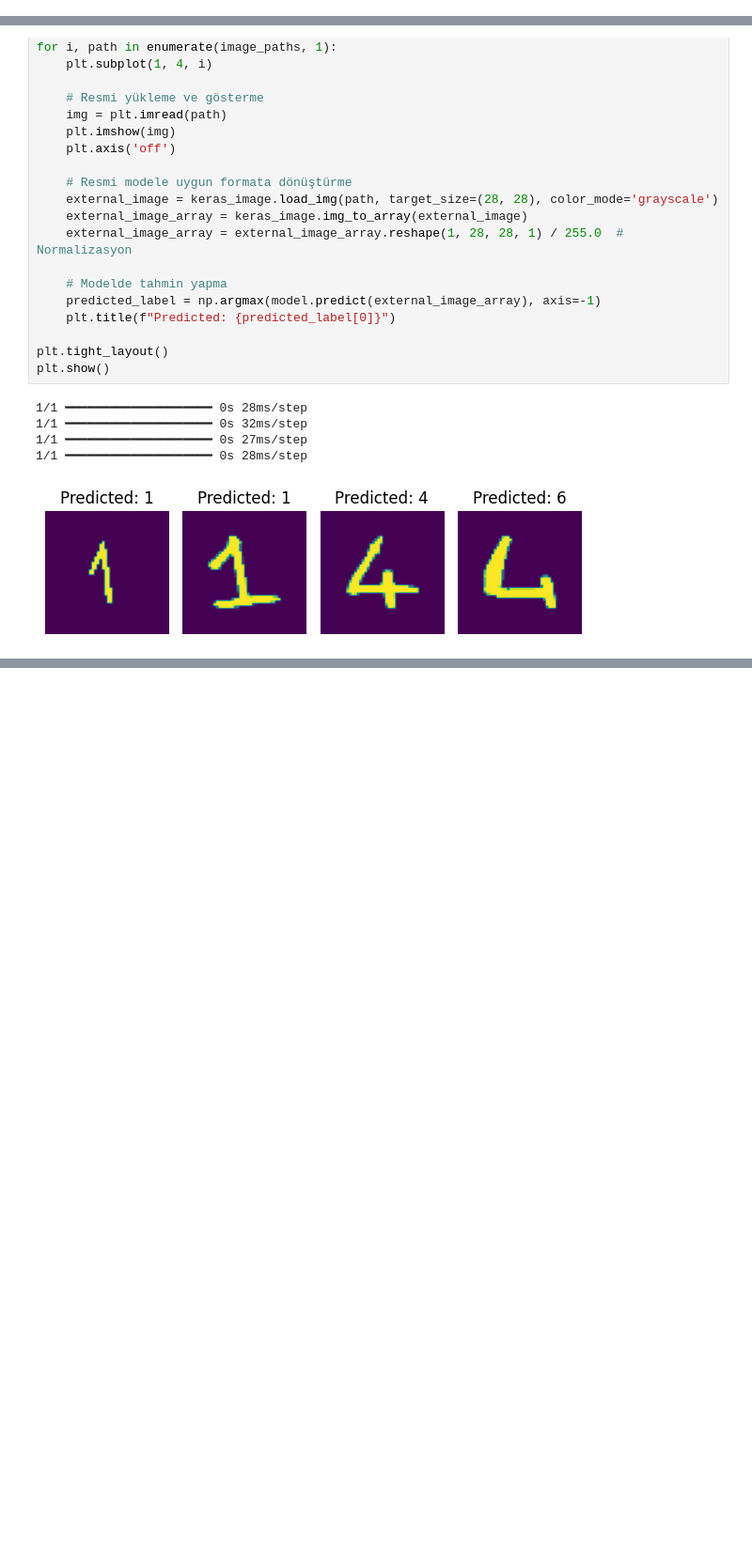
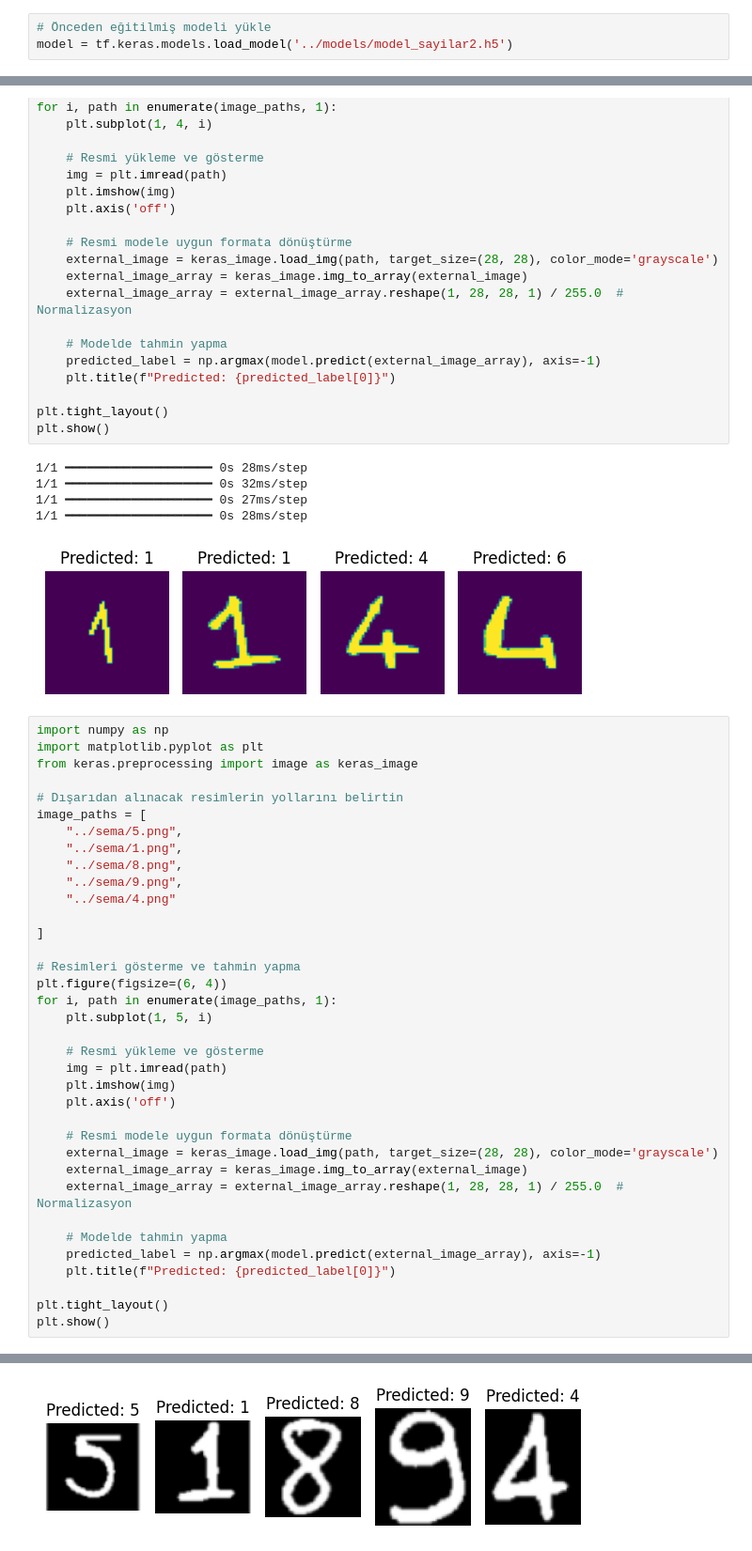
Before and after one commit to havvabzkrtt/El_Yazisini_Dijitale_Ceviren_Web_Uygulamasi, a Jupyter notebook: train/model_numbers_evaluate2.ipynb, the cells around one changed output, grey strips where cells are left out. Shown at 94% size. Saved outputs shown, nothing was run; the diff lists cells and outputs as text; blank space fills up the shorter version.

```diff
--- a/train/model_numbers_evaluate2.ipynb
+++ b/train/model_numbers_evaluate2.ipynb
@@ -152,3 +152,6 @@ print(f'F1 Score: {f1}')
 #print(classification_report(y_true, y_pred_classes))
 # %% [output]
 ValueError: Classification metrics can't handle a mix of multilabel-indicator and continuous-multioutput targets
+# %%
+# Önceden eğitilmiş modeli yükle
+model = tf.keras.models.load_model('../models/model_sayilar2.h5')
@@ -272,3 +278,40 @@ plt.show()
 1/1 ━━━━━━━━━━━━━━━━━━━━ 0s 27ms/step
 1/1 ━━━━━━━━━━━━━━━━━━━━ 0s 28ms/step
 [figure]
+# %%
+import numpy as np
+import matplotlib.pyplot as plt
+from keras.preprocessing import image as keras_image
+
+# Dışarıdan alınacak resimlerin yollarını belirtin
+image_paths = [
+    "../sema/5.png",
+    "../sema/1.png",
+    "../sema/8.png",
+    "../sema/9.png",
+    "../sema/4.png"
+
+]
+
+# Resimleri gösterme ve tahmin yapma
+plt.figure(figsize=(6, 4))
+for i, path in enumerate(image_paths, 1):
+    plt.subplot(1, 5, i)
+
+    # Resmi yükleme ve gösterme
+    img = plt.imread(path)
+    plt.imshow(img)
+    plt.axis('off')
+
+    # Resmi modele uygun formata dönüştürme
+    external_image = keras_image.load_img(path, target_size=(28, 28), color_mode='grayscale')
+    external_image_array = keras_image.img_to_array(external_image)
+    external_image_array = external_image_array.reshape(1, 28, 28, 1) / 255.0  # Normalizasyon
+
+    # Modelde tahmin yapma
+    predicted_label = np.argmax(model.predict(external_image_array), axis=-1)
+    plt.title(f"Predicted: {predicted_label[0]}")
+
+plt.tight_layout()
+plt.show()
+# %% [output]
@@ -274,0 +323 @@ plt.show()
+[figure, added]
```
Also changed, not shown: parts of 2 cells of this notebook, 30 other files.
